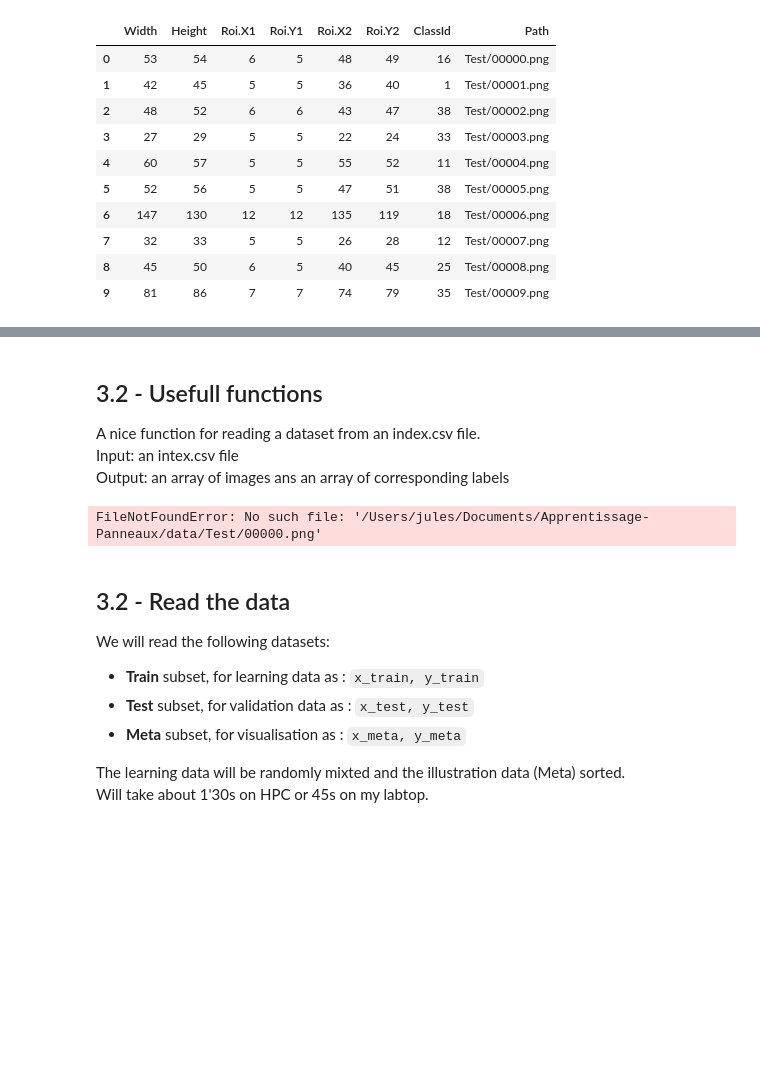
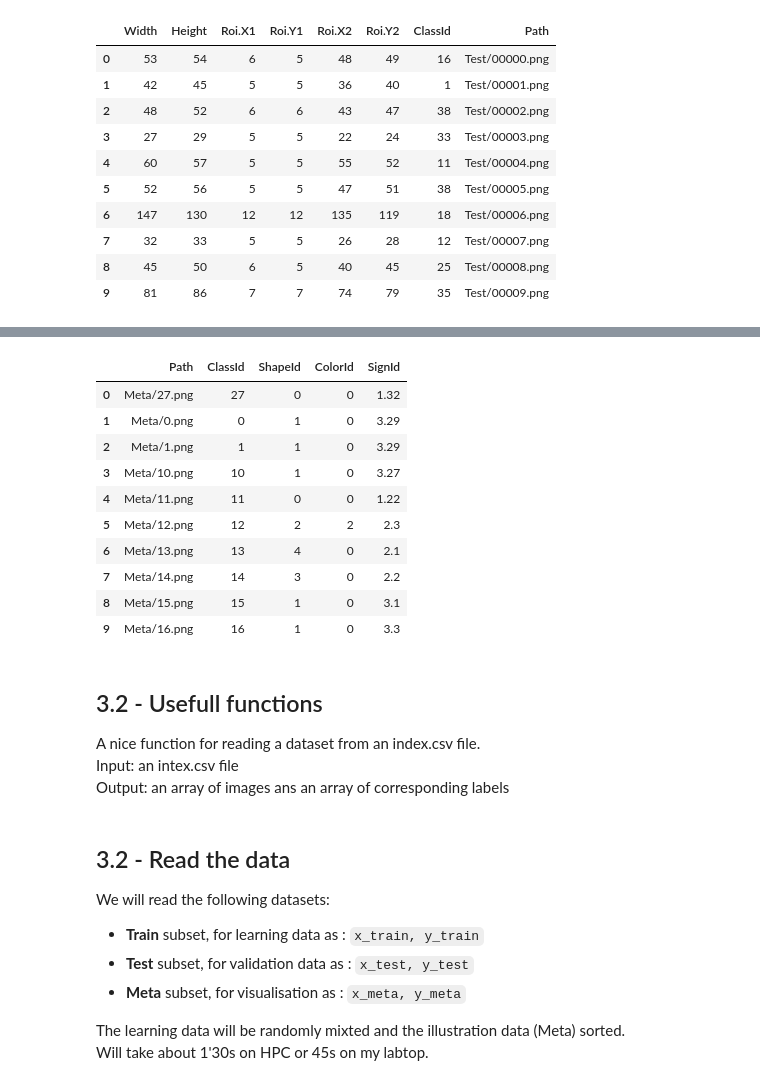
Before and after one commit to JulesUSG15/Apprentissage-Panneaux, a Jupyter notebook: Preparatio_data.ipynb, the cells around one changed output, grey strips where cells are left out. Drawn from its saved outputs; the diff is of its cells as text; code cells hidden in the pictures; blank space fills up the shorter version.

```diff
--- a/Preparatio_data.ipynb
+++ b/Preparatio_data.ipynb
@@ -79,16 +94,25 @@ df.head(10)
+# %%
+df = pd.read_csv(f'GTSRB/origine/Meta.csv', header=0)
+df.head(10)
+# %% [output]
+|  | Path | ClassId | ShapeId | ColorId | SignId |
+| 0 | Meta/27.png | 27 | 0 | 0 | 1.32 |
+| 1 | Meta/0.png | 0 | 1 | 0 | 3.29 |
+| 2 | Meta/1.png | 1 | 1 | 0 | 3.29 |
+| 3 | Meta/10.png | 10 | 1 | 0 | 3.27 |
+| 4 | Meta/11.png | 11 | 0 | 0 | 1.22 |
+| 5 | Meta/12.png | 12 | 2 | 2 | 2.3 |
+| 6 | Meta/13.png | 13 | 4 | 0 | 2.1 |
+| 7 | Meta/14.png | 14 | 3 | 0 | 2.2 |
+| 8 | Meta/15.png | 15 | 1 | 0 | 3.1 |
+| 9 | Meta/16.png | 16 | 1 | 0 | 3.3 |
 # %% [markdown]
 ## 3.2 - Usefull functions
 A nice function for reading a dataset from an index.csv file.\
 Input: an intex.csv file\
 Output: an array of images ans an array of corresponding labels
 # %%
-from tqdm import tqdm  # Assurez-vous que cette ligne est présente en haut de votre script/notebook
-import pandas as pd
-from skimage import io
-import numpy as np
-import os
-
-def read_csv_dataset(csv_file, progress_verbosity=1):
+def read_csv_dataset(csv_file):
     '''
     Reads traffic sign data from German Traffic Sign Recognition Benchmark dataset.
     Arguments:
@@ -115,11 +139,6 @@ def read_csv_dataset(csv_file, progress_verbosity=1):
 
     # ---- Return
     return np.array(x, dtype=object), np.array(y)
-
-
-x, y = read_csv_dataset(f'data/GT-Test.csv', progress_verbosity=progress_verbosity)
-# %% [output]
-FileNotFoundError: No such file: '/Users/jules/Documents/Apprentissage-Panneaux/data/Test/00000.png'
 # %% [markdown]
 ## 3.2 - Read the data
 We will read the following datasets:
```
Also changed, not shown: parts of 8 cells of this notebook, 9 other files.
